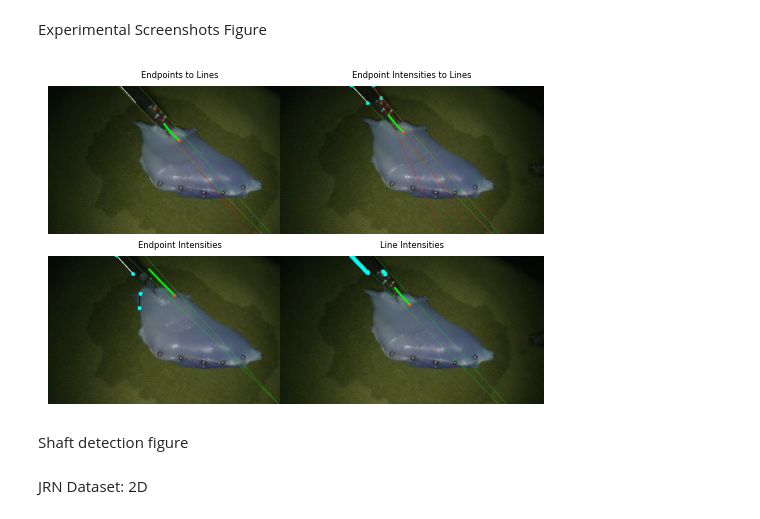
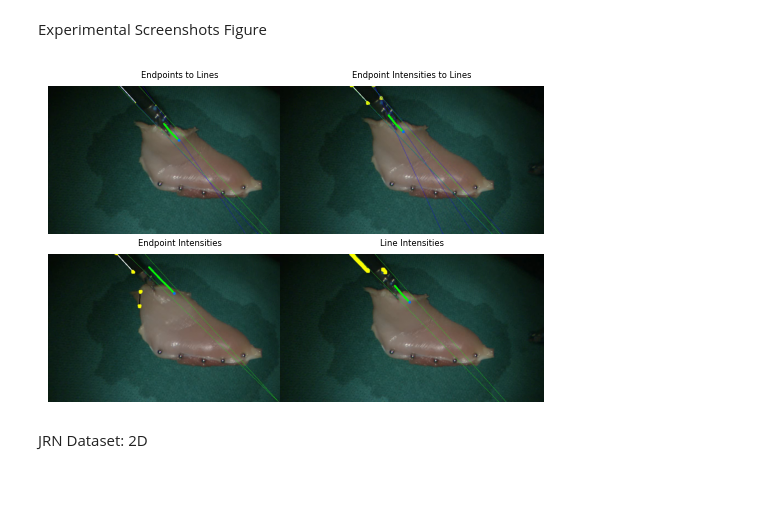
Before and after one commit to ucsdarclab/surgical_tool_tracking, a Jupyter notebook: kornia_dev/ICRA24.ipynb, the cells around one changed output. Cells and saved outputs as stored; diff of their text form; code cells hidden in the pictures; blank space fills up the shorter version.

```diff
--- a/kornia_dev/ICRA24.ipynb
+++ b/kornia_dev/ICRA24.ipynb
@@ -79,38 +85,36 @@ import pandas as pd
 import numpy as np
 import matplotlib.pyplot as plt
 from matplotlib.gridspec import GridSpec
 
 
-img1 = plt.imread('endp2p.png')
-img2 = plt.imread('endpi2p.png')
+img1 = cv2.imread('endp2p.png')
+img2 = cv2.imread('endpi2p.png')
 
-img3 = plt.imread('li.png')
-img4 = plt.imread('endpi.png')
+img3 = cv2.imread('li.png')
+img4 = cv2.imread('endpi.png')
 
 
 fig, ax = plt.subplots(nrows=2, ncols=2)
 
 #ax[0].imshow(d1_cropped, aspect = 'auto')
 #ax[0].axis('off')
 #ax[1].imshow(d2_cropped, aspect = 'auto')
 #ax[1].axis('off')
 
 ax[0, 0].imshow(img1)
 ax[0, 0].axis('off')
 ax[0, 0].set_title('Endpoints to Lines', fontsize = 6)
 ax[0, 1].imshow(img2)
 ax[0, 1].axis('off')
 ax[0, 1].set_title('Endpoint Intensities to Lines', fontsize = 6)
 ax[1, 1].imshow(img3)
 ax[1, 1].axis('off')
 ax[1, 1].set_title('Line Intensities', fontsize = 6)
 ax[1, 0].imshow(img4)
 ax[1, 0].axis('off')
 ax[1, 0].set_title('Endpoint Intensities', fontsize = 6)
 
-plt.subplots_adjust(hspace = -0.15, wspace = -0.12)
+plt.subplots_adjust(hspace = -0.17, wspace = -0.12)
 plt.savefig('qualitative_results.pdf', bbox_inches = 'tight')
 # %% [output]
-[figure, old version]
+[figure, new version]
-# %% [markdown]
-Shaft detection figure
```
Also changed, not shown: parts of 4 cells of this notebook, 3 other files.
